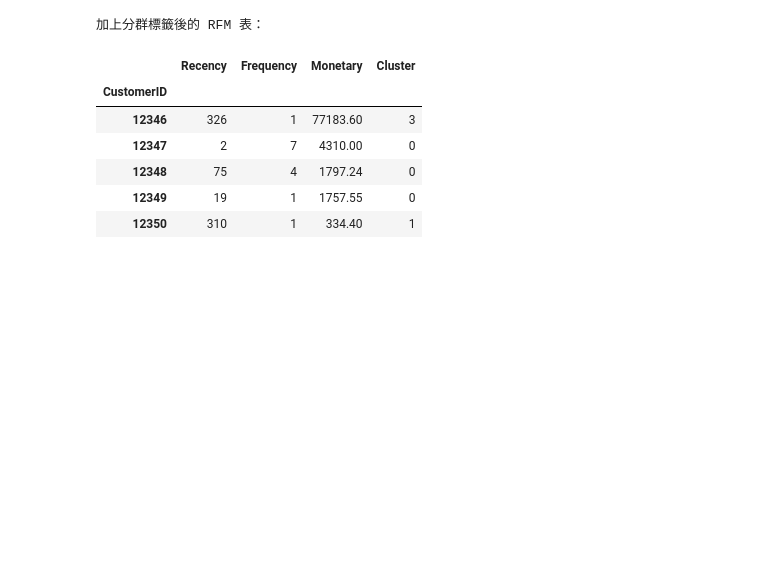
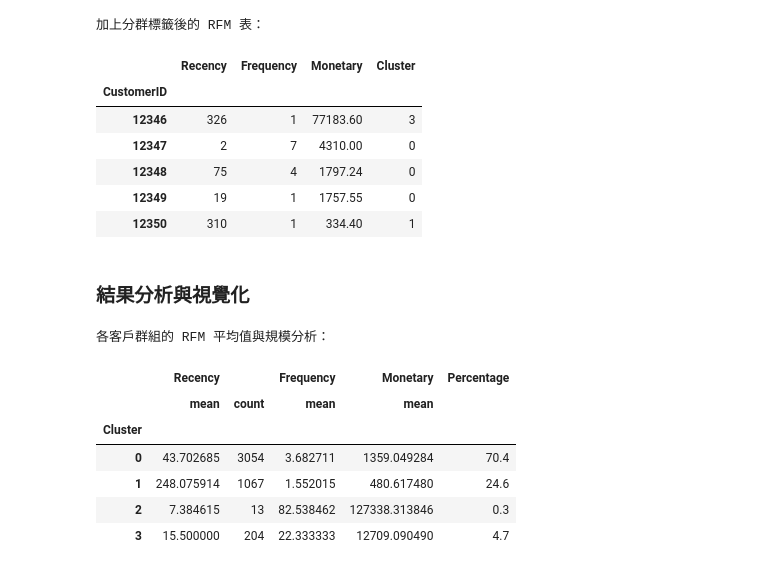
Before and after one commit to Z-Yun324/ecommerce-analysis, a Jupyter notebook: notebook/analysis.ipynb, the cells around one changed output. Drawn from its saved outputs; the diff is of its cells as text; code cells hidden in the pictures; blank space fills up the shorter version.

Commit message:
feat : 結果分析與視覺化&README.md

```diff
--- a/notebook/analysis.ipynb
+++ b/notebook/analysis.ipynb
@@ -199,3 +273,28 @@ rfm_df.head()
 | 12348 | 75 | 4 | 1797.24 | 0 |
 | 12349 | 19 | 1 | 1757.55 | 0 |
 | 12350 | 310 | 1 | 334.40 | 1 |
+# %% [markdown]
+### 結果分析與視覺化
+# %%
+# 在計算平均值的同時，也計算每個群組的人數
+cluster_analysis = rfm_df.groupby('Cluster').agg({
+    'Recency': ['mean', 'count'],
+    'Frequency': ['mean'],
+    'Monetary': ['mean']
+})
+
+# 為了方便閱讀，可以加上總人數佔比
+total_customers = len(rfm_df)
+cluster_analysis['Percentage'] = (cluster_analysis[('Recency', 'count')] / total_customers * 100).round(2)
+
+print("各客戶群組的 RFM 平均值與規模分析：")
+cluster_analysis
+# %% [output]
+各客戶群組的 RFM 平均值與規模分析：
+|  | Recency |  | Frequency | Monetary | Percentage |
+|  | mean | count | mean | mean |  |
+| Cluster |  |  |  |  |  |
+| 0 | 43.702685 | 3054 | 3.682711 | 1359.049284 | 70.4 |
+| 1 | 248.075914 | 1067 | 1.552015 | 480.617480 | 24.6 |
+| 2 | 7.384615 | 13 | 82.538462 | 127338.313846 | 0.3 |
+| 3 | 15.500000 | 204 | 22.333333 | 12709.090490 | 4.7 |
```
Also changed, not shown: parts of 9 cells of this notebook, 1 other file.
